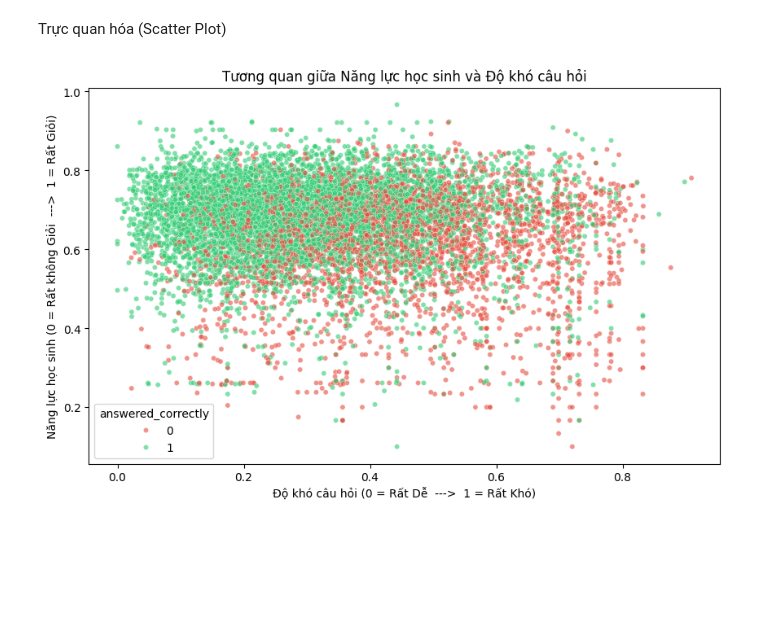
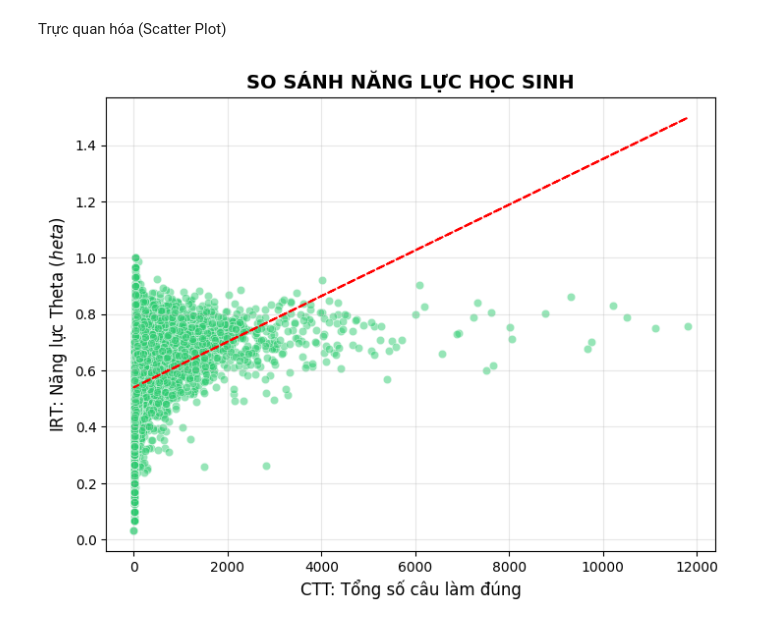
Before and after one commit to HoangThiThi199/Question_Difficulty_and_Student_Ability_Discrimination, a Jupyter notebook: IRT_Modeling.ipynb, the cells around one changed output. Cells and saved outputs as stored; diff of their text form; code cells hidden in the pictures; blank space fills up the shorter version.

```diff
--- a/IRT_Modeling.ipynb
+++ b/IRT_Modeling.ipynb
@@ -75,29 +137,29 @@ Trực quan hóa (Scatter Plot)
 # %%
 import matplotlib.pyplot as plt
 import seaborn as sns
+import numpy as np
 
-# Lấy ngẫu nhiên 10.000 lượt tương tác để vẽ (tránh làm tràn RAM khi vẽ hình)
-df_sample_plot = df_train.sample(n=10000, random_state=42)
+# Ghép dữ liệu Năng lực từ CTT và IRT
+df_student_compare = student_ctt.merge(student_irt, on='user_id', how='inner')
 
-# Ghép điểm Năng lực và Độ khó vào bảng vẽ
-df_sample_plot = df_sample_plot.merge(student_ability[['user_id', 'ability_score']], on='user_id', how='inner')
-df_sample_plot = df_sample_plot.merge(question_diff[['content_id', 'difficulty_score']], on='content_id', how='inner')
-
-# Bắt đầu vẽ Biểu đồ Phân tán
-plt.figure(figsize=(10, 6))
+plt.figure(figsize=(8, 6))
 sns.scatterplot(
-    data=df_sample_plot,
-    x='difficulty_score',
-    y='ability_score',
-    hue='answered_correctly',
-    palette={1: '#2ecc71', 0: '#e74c3c'}, # Xanh: Đúng và Đỏ: Sai
-    alpha=0.6,
-    s=20 # Kích thước hạt
+    data=df_student_compare,
+    x='ability_total_score',
+    y='ability_theta',
+    alpha=0.5,
+    color='#2ecc71'
 )
 
-plt.title('Tương quan giữa Năng lực học sinh và Độ khó câu hỏi')
-plt.xlabel('Độ khó câu hỏi (0 = Rất Dễ  --->  1 = Rất Khó)')
-plt.ylabel('Năng lực học sinh (0 = Rất không Giỏi  --->  1 = Rất Giỏi)')
+# Vẽ đường xu hướng
+df_stu_clean = df_student_compare.dropna(subset=['ability_total_score', 'ability_theta'])
+m1, b1 = np.polyfit(df_stu_clean['ability_total_score'], df_stu_clean['ability_theta'], 1)
+plt.plot(df_stu_clean['ability_total_score'], m1*df_stu_clean['ability_total_score'] + b1, color='red', linestyle='--')
+
+plt.title('SO SÁNH NĂNG LỰC HỌC SINH', fontsize=14, fontweight='bold')
+plt.xlabel('CTT: Tổng số câu làm đúng', fontsize=12)
+plt.ylabel('IRT: Năng lực Theta ($\theta$)', fontsize=12)
+plt.grid(alpha=0.3)
 plt.show()
 # %% [output]
-[figure, old version]
+[figure, new version]
```
Also changed, not shown: parts of 9 cells of this notebook, 2 other files.
